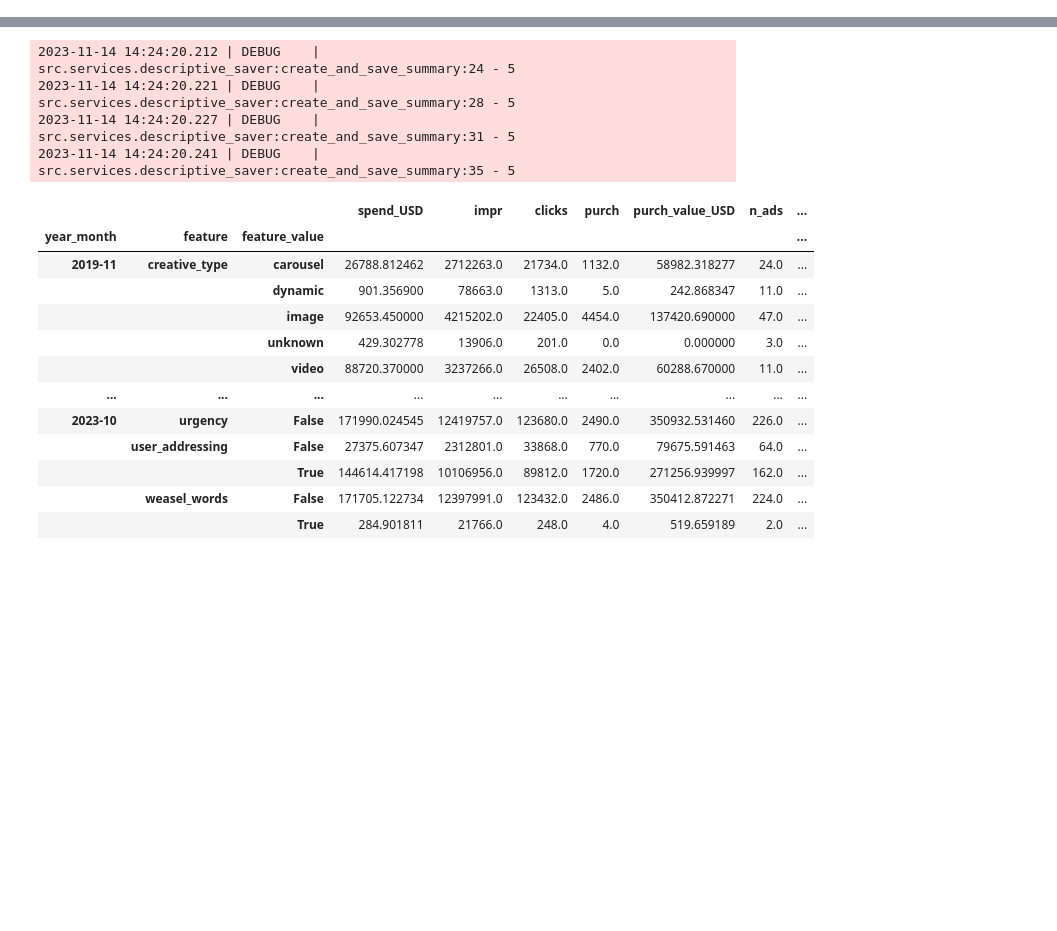
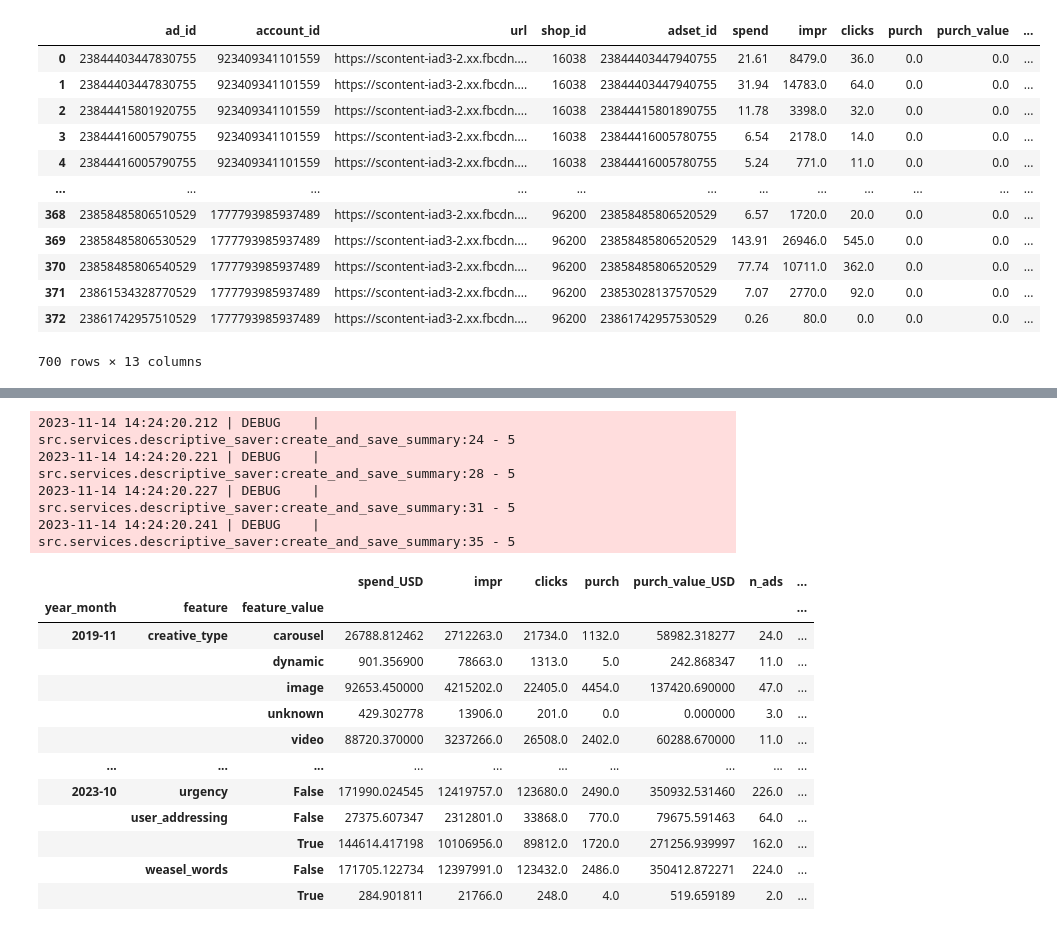
Before and after one commit to Katja-Lebesgue/premium_dashboard, a Jupyter notebook: play/facebook_creative_descriptive.ipynb, the cells around one changed output, grey strips where cells are left out. Drawn from its saved outputs; the diff is of its cells as text; code cells hidden in the pictures; blank space fills up the shorter version.

```diff
--- a/play/facebook_creative_descriptive.ipynb
+++ b/play/facebook_creative_descriptive.ipynb
@@ -23,0 +86,2 @@ shop_id = 2445081
+# %%
+df = fcd.save_for_all_shops(db=db, df_type=DescriptiveDF.main, testing=True, save_to_s3=True, force_from_scratch=True)
@@ -23,0 +96,16 @@ shop_id = 2445081
+# %%
+df
+# %% [output]
+|  | ad_id | account_id | url | shop_id | adset_id | spend | impr | clicks | purch | purch_value | ... |
+| 0 | 23844403447830755 | 923409341101559 | https://scontent-iad3-2.xx.fbcdn.... | 16038 | 23844403447940755 | 21.61 | 8479.0 | 36.0 | 0.0 | 0.0 | ... |
+| 1 | 23844403447830755 | 923409341101559 | https://scontent-iad3-2.xx.fbcdn.... | 16038 | 23844403447940755 | 31.94 | 14783.0 | 64.0 | 0.0 | 0.0 | ... |
+| 2 | 23844415801920755 | 923409341101559 | https://scontent-iad3-2.xx.fbcdn.... | 16038 | 23844415801890755 | 11.78 | 3398.0 | 32.0 | 0.0 | 0.0 | ... |
+| 3 | 23844416005790755 | 923409341101559 | https://scontent-iad3-2.xx.fbcdn.... | 16038 | 23844416005780755 | 6.54 | 2178.0 | 14.0 | 0.0 | 0.0 | ... |
+| 4 | 23844416005790755 | 923409341101559 | https://scontent-iad3-2.xx.fbcdn.... | 16038 | 23844416005780755 | 5.24 | 771.0 | 11.0 | 0.0 | 0.0 | ... |
+| ... | ... | ... | ... | ... | ... | ... | ... | ... | ... | ... | ... |
+| 368 | 23858485806510529 | 1777793985937489 | https://scontent-iad3-2.xx.fbcdn.... | 96200 | 23858485806520529 | 6.57 | 1720.0 | 20.0 | 0.0 | 0.0 | ... |
+| 369 | 23858485806530529 | 1777793985937489 | https://scontent-iad3-2.xx.fbcdn.... | 96200 | 23858485806520529 | 143.91 | 26946.0 | 545.0 | 0.0 | 0.0 | ... |
+| 370 | 23858485806540529 | 1777793985937489 | https://scontent-iad3-2.xx.fbcdn.... | 96200 | 23858485806520529 | 77.74 | 10711.0 | 362.0 | 0.0 | 0.0 | ... |
+| 371 | 23861534328770529 | 1777793985937489 | https://scontent-iad3-2.xx.fbcdn.... | 96200 | 23853028137570529 | 7.07 | 2770.0 | 92.0 | 0.0 | 0.0 | ... |
+| 372 | 23861742957510529 | 1777793985937489 | https://scontent-iad3-2.xx.fbcdn.... | 96200 | 23861742957530529 | 0.26 | 80.0 | 0.0 | 0.0 | 0.0 | ... |
+700 rows × 13 columns
```
Also changed, not shown: parts of 19 cells of this notebook, 27 other files.
